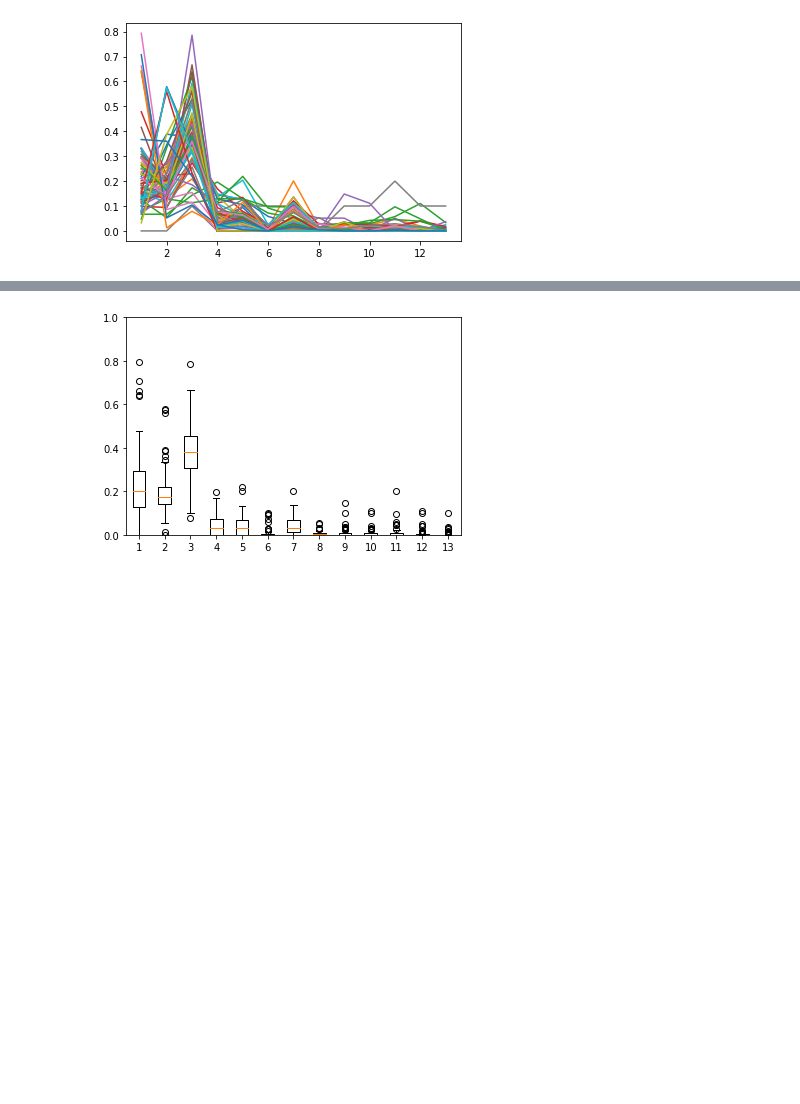
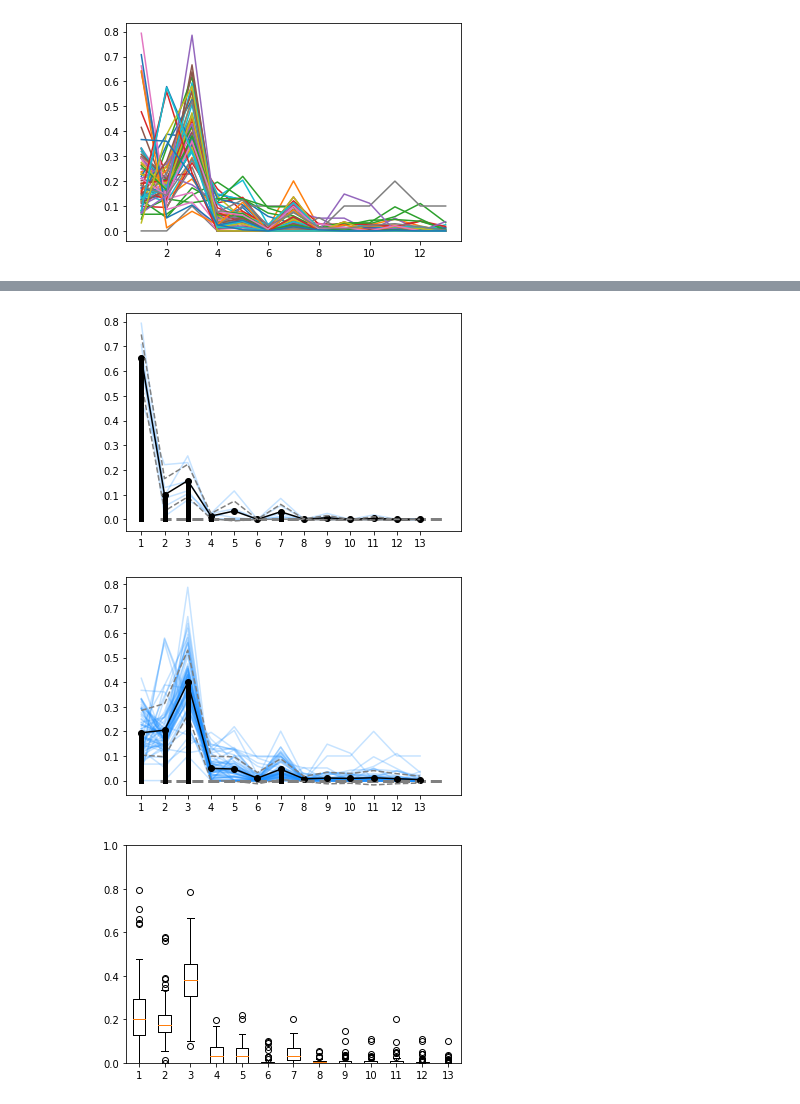
Before and after one commit to EnricoBorriello/Triads_Topology_Bio_Nets, a Jupyter notebook: Cell Collective.ipynb, the cells around one changed output, grey strips where cells are left out. Saved outputs shown, nothing was run; the diff lists cells and outputs as text; code cells hidden in the pictures; blank space fills up the shorter version.

```diff
--- a/Cell Collective.ipynb
+++ b/Cell Collective.ipynb
@@ -53,3 +84,34 @@ for i in range(len(norm_df1)):
+# %%
+t = np.arange(0,13)
+for y in np.unique(y_pred):
+    selected_data = []
+    for i in range(len(norm_df1)):
+        if y_pred[i] == y:
+            sp = np.array(norm_df1.iloc[i])
+            selected_data.append(sp)
+            plt.plot(t,sp,alpha=.25, c = 'dodgerblue')
+    m = np.mean(np.array(selected_data),axis=0)
+    s = np.std(np.array(selected_data),axis=0)
+
+    plt.plot([0.8,13.1],[0,0],'--',c='gray',linewidth=3)
+
+    plt.plot(t,m,'k')
+    plt.plot(t,m,'ok')
+    plt.plot(t,m+s,'--',c='gray')
+    plt.plot(t,m-s,'--',c='gray')
+
+    for k in range(13):
+        if 0 <= m[k] - s[k] or 0>= m[k] + s[k]:
+            plt.plot([k,k],[0,m[k]], c = 'k' ,linewidth=5)
+
+    plt.xticks(np.arange(13), [str(i) for i in range(1,14)])
+
+#    plt.title('macro-family #'+str(y))
+    plt.savefig('figures/concentration_profile_'+str(y)+'.pdf')
+    plt.show()
+# %% [output]
+[figure, added]
+[figure, added]
 # %%
 data = [ list(norm_df1['t'+str(i+1)]) for i in range(13) ]
 # %%
```
Also changed, not shown: parts of 47 cells of this notebook, 16 other files.
